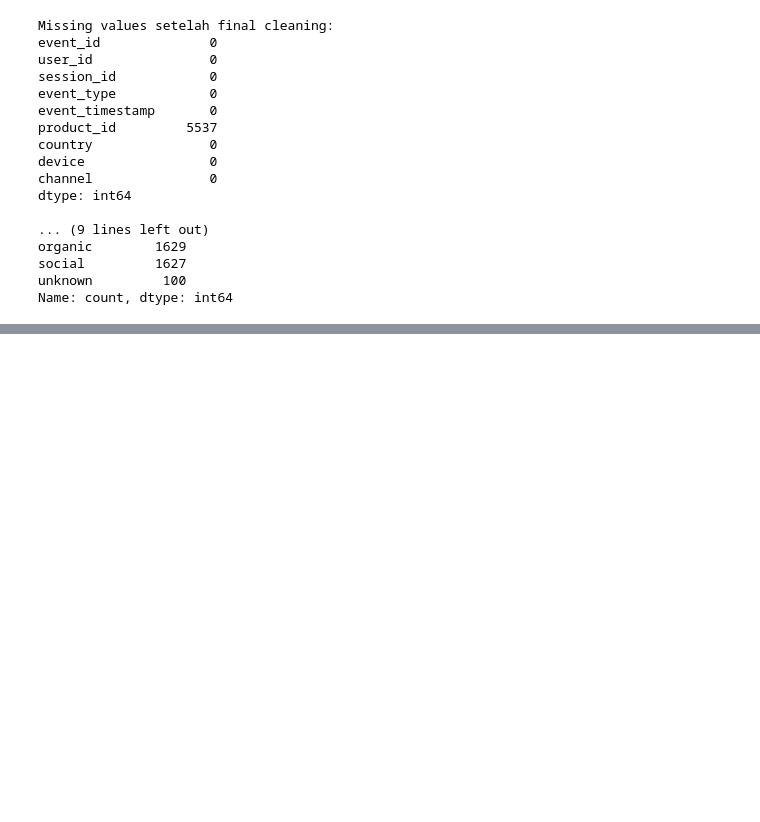
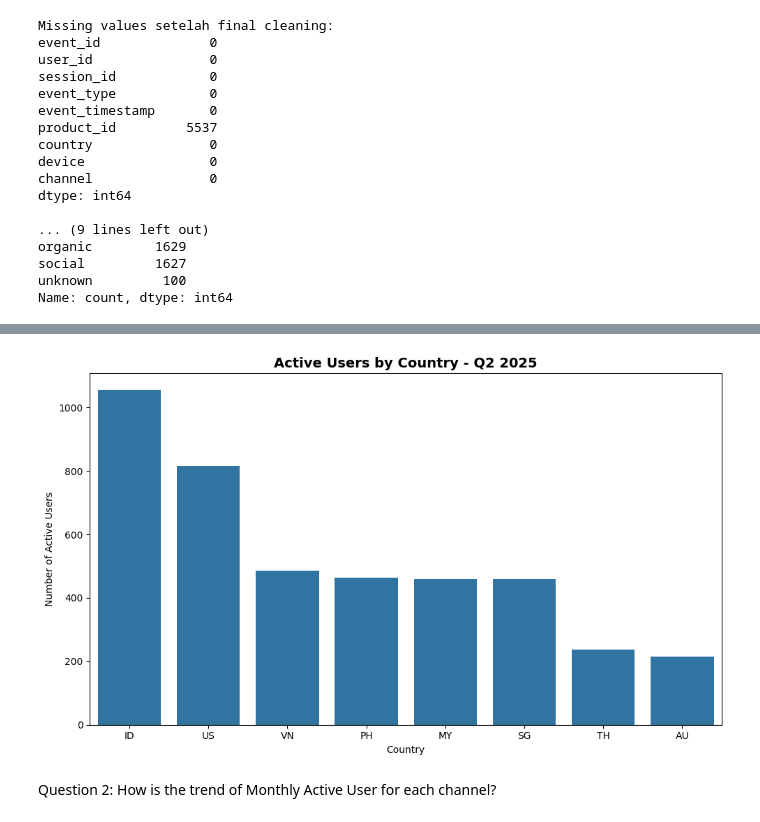
Before and after one commit to srigstinahf/RevoU_Project, a Jupyter notebook: Projek_RevoU_Data_Analyst.ipynb, the cells around one changed output, grey strips where cells are left out. Cells and saved outputs as stored; diff of their text form; code cells hidden in the pictures; blank space fills up the shorter version.

```diff
--- a/Projek_RevoU_Data_Analyst.ipynb
+++ b/Projek_RevoU_Data_Analyst.ipynb
@@ -169,0 +170,12 @@ Name: count, dtype: int64
+# %%
+# Filter data Q2 2025
+q2_data = df_clean[
+    (df_clean["event_timestamp"] >= "2025-04-01") &
+    (df_clean["event_timestamp"] < "2025-07-01")
+].copy()
+
+print("Jumlah baris data Q2:", len(q2_data))
+
+print("\nRentang tanggal:")
+print(q2_data["event_timestamp"].min())
+print(q2_data["event_timestamp"].max())
@@ -169,0 +223,25 @@ Name: count, dtype: int64
+# %%
+plt.figure(figsize=(10, 6))
+
+sns.barplot(
+    data=active_users_country,
+    x="Country",
+    y="Active Users"
+)
+
+plt.title(
+    "Active Users by Country - Q2 2025",
+    fontsize=14,
+    fontweight="bold"
+)
+
+plt.xlabel("Country")
+plt.ylabel("Number of Active Users")
+
+plt.xticks(rotation=0)
+plt.tight_layout()
+plt.show()
+# %% [output]
+[figure, added]
+# %% [markdown]
+Question 2: How is the trend of Monthly Active User for each channel?
```
Also changed, not shown: parts of 19 cells of this notebook.
